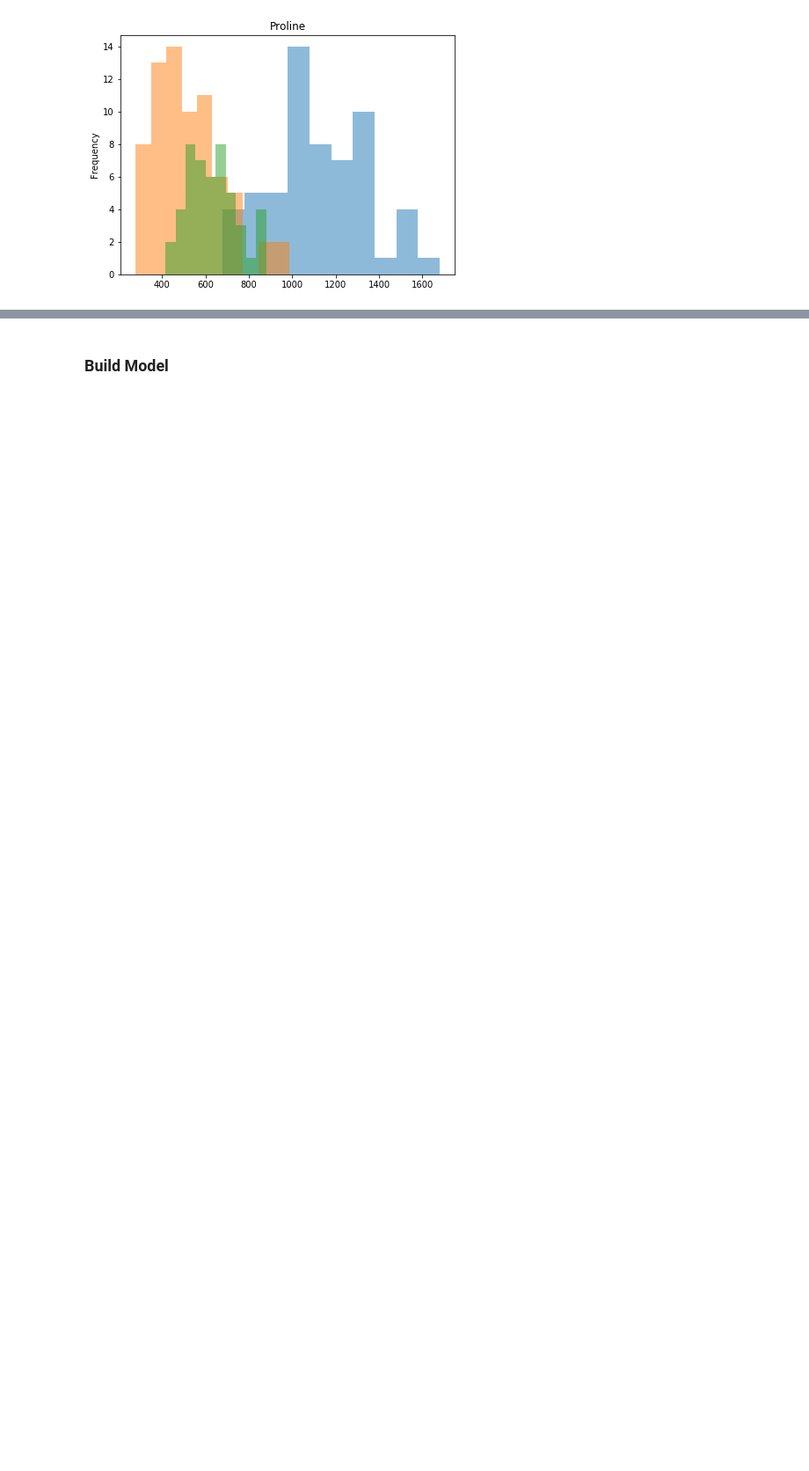
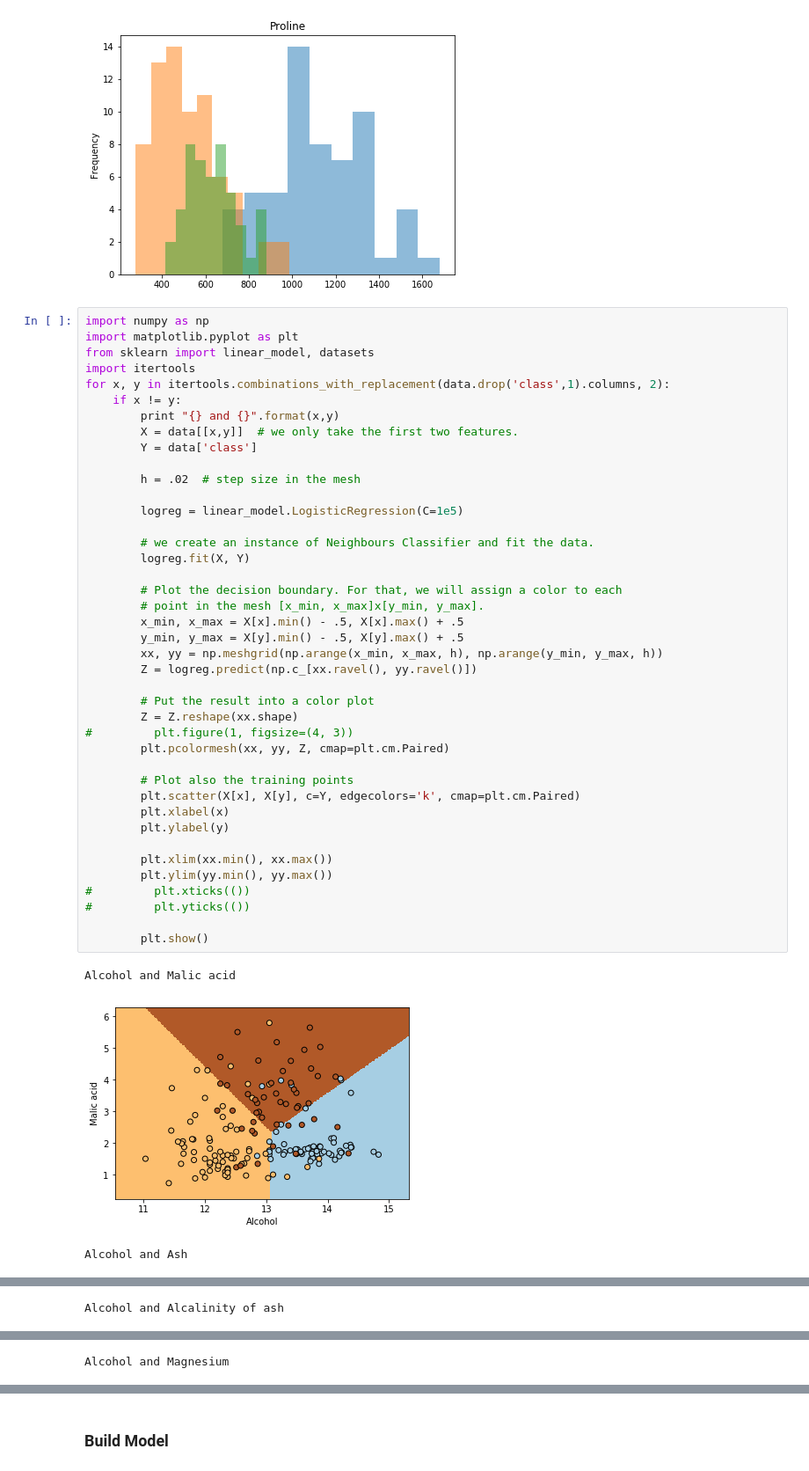
Before and after one commit to ingrid88/adoreMe, a Jupyter notebook: Wines.ipynb, the cells around one changed output, grey strips where cells are left out. Shown at 88% size. Saved outputs shown, nothing was run; the diff lists cells and outputs as text; blank space fills up the shorter version.

```diff
--- a/Wines.ipynb
+++ b/Wines.ipynb
@@ -126,3 +150,48 @@ for i, title in enumerate(data.columns[1::]):
 [figure]
 [figure]
 [figure]
+# %%
+import numpy as np
+import matplotlib.pyplot as plt
+from sklearn import linear_model, datasets
+import itertools
+for x, y in itertools.combinations_with_replacement(data.drop('class',1).columns, 2):
+    if x != y:
+        print "{} and {}".format(x,y)
+        X = data[[x,y]]  # we only take the first two features.
+        Y = data['class']
+
+        h = .02  # step size in the mesh
+
+        logreg = linear_model.LogisticRegression(C=1e5)
+
+        # we create an instance of Neighbours Classifier and fit the data.
+        logreg.fit(X, Y)
+
+        # Plot the decision boundary. For that, we will assign a color to each
+        # point in the mesh [x_min, x_max]x[y_min, y_max].
+        x_min, x_max = X[x].min() - .5, X[x].max() + .5
+        y_min, y_max = X[y].min() - .5, X[y].max() + .5
+        xx, yy = np.meshgrid(np.arange(x_min, x_max, h), np.arange(y_min, y_max, h))
+        Z = logreg.predict(np.c_[xx.ravel(), yy.ravel()])
+
+        # Put the result into a color plot
+        Z = Z.reshape(xx.shape)
+#         plt.figure(1, figsize=(4, 3))
+        plt.pcolormesh(xx, yy, Z, cmap=plt.cm.Paired)
+
+        # Plot also the training points
+        plt.scatter(X[x], X[y], c=Y, edgecolors='k', cmap=plt.cm.Paired)
+        plt.xlabel(x)
+        plt.ylabel(y)
+
+        plt.xlim(xx.min(), xx.max())
+        plt.ylim(yy.min(), yy.max())
+#         plt.xticks(())
+#         plt.yticks(())
+
+        plt.show()
+# %% [output]
+Alcohol and Malic acid
+[figure, added]
+Alcohol and Ash
@@ -128,0 +199 @@ for i, title in enumerate(data.columns[1::]):
+Alcohol and Alcalinity of ash
@@ -128,0 +201 @@ for i, title in enumerate(data.columns[1::]):
+Alcohol and Magnesium
```
Also changed, not shown: parts of 9 cells of this notebook.
